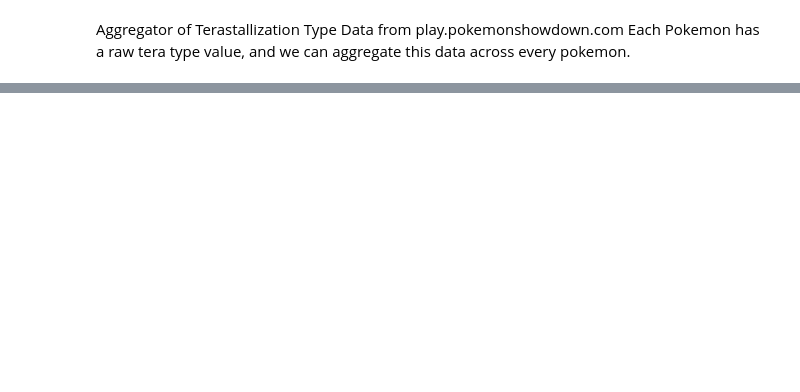
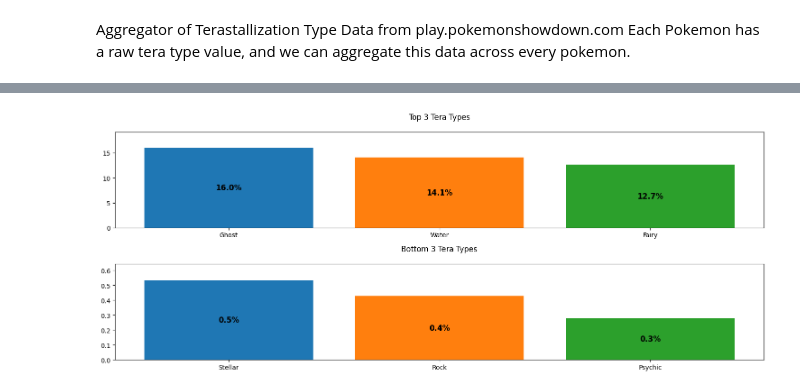
Before and after one commit to BhushanT/tera-type-aggregator, a Jupyter notebook: main.ipynb, the cells around one changed output, grey strips where cells are left out. Cells and saved outputs as stored; diff of their text form; code cells hidden in the pictures; blank space fills up the shorter version.

```diff
--- a/main.ipynb
+++ b/main.ipynb
@@ -57,0 +58,38 @@ plt.show()
+# %%
+#Generated using AI
+
+# Calculate total for percentages
+total_count = sum(counts)
+percentages = [count/total_count * 100 for count in counts]
+
+# Create dictionaries of type:percentage pairs
+type_percentages = dict(zip(types, percentages))
+
+# Get top and bottom 3
+top_3 = list(type_percentages.items())[:3]
+bottom_3 = list(type_percentages.items())[-3:]
+
+# Create the visualization
+plt.figure(figsize=(15, 6))
+
+# Create two subplots
+plt.subplot(2, 1, 1)
+plt.title('Top 3 Tera Types', pad=20)
+for i, (type_name, pct) in enumerate(top_3):
+    plt.bar(i, pct)
+    plt.text(i, pct/2, f'{pct:.1f}%', ha='center', va='center', fontsize=12, fontweight='bold')
+plt.xticks(range(3), [t[0].title() for t in top_3])
+plt.ylim(0, max(percentages) * 1.2)
+
+plt.subplot(2, 1, 2)
+plt.title('Bottom 3 Tera Types', pad=20)
+for i, (type_name, pct) in enumerate(bottom_3):
+    plt.bar(i, pct)
+    plt.text(i, pct/2, f'{pct:.1f}%', ha='center', va='center', fontsize=12, fontweight='bold')
+plt.xticks(range(3), [t[0].title() for t in bottom_3])
+plt.ylim(0, max([b[1] for b in bottom_3]) * 1.2)
+
+plt.tight_layout()
+plt.show()
+# %% [output]
+[figure, added]
```
Also changed, not shown: parts of 2 cells of this notebook.
